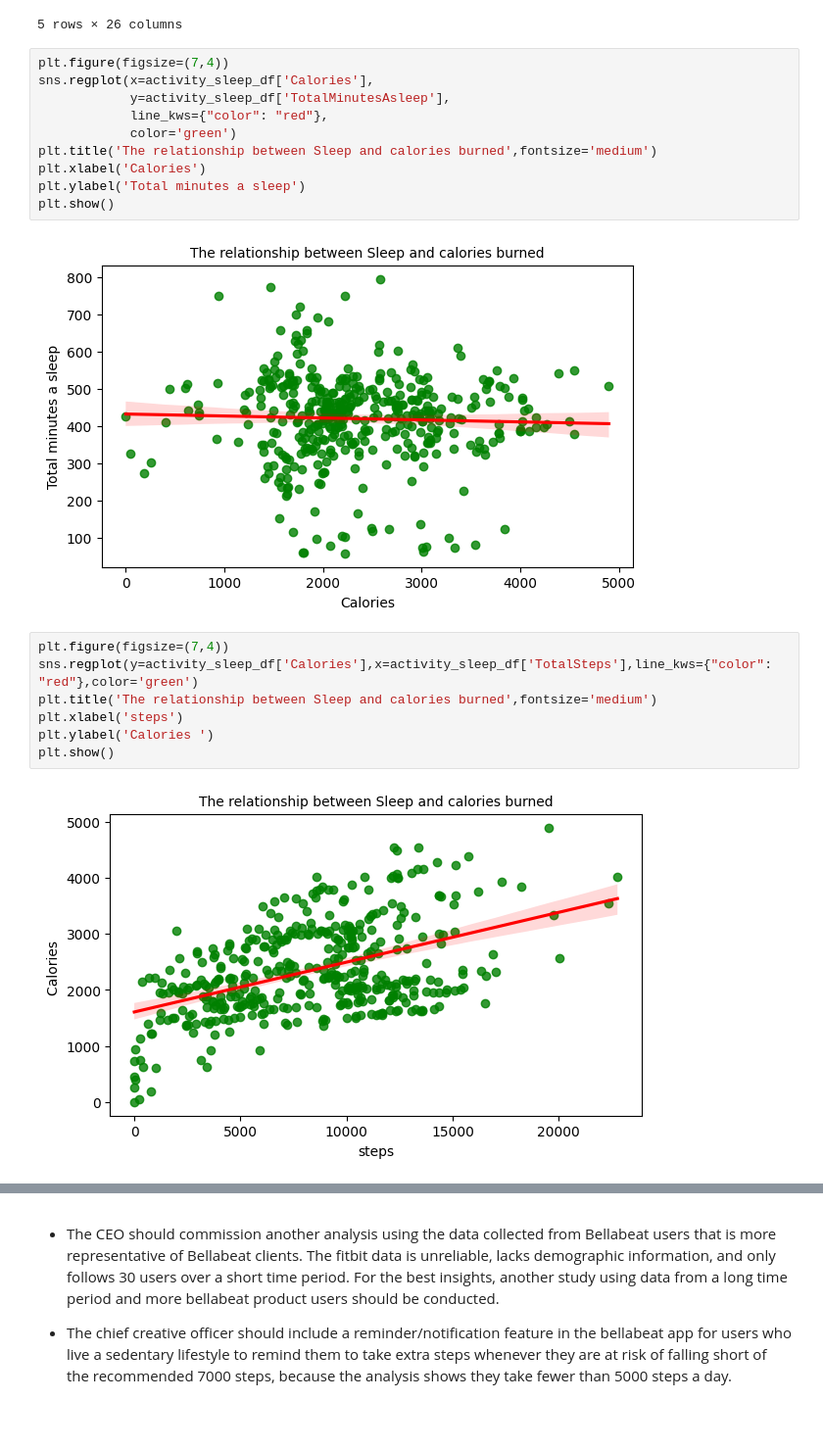
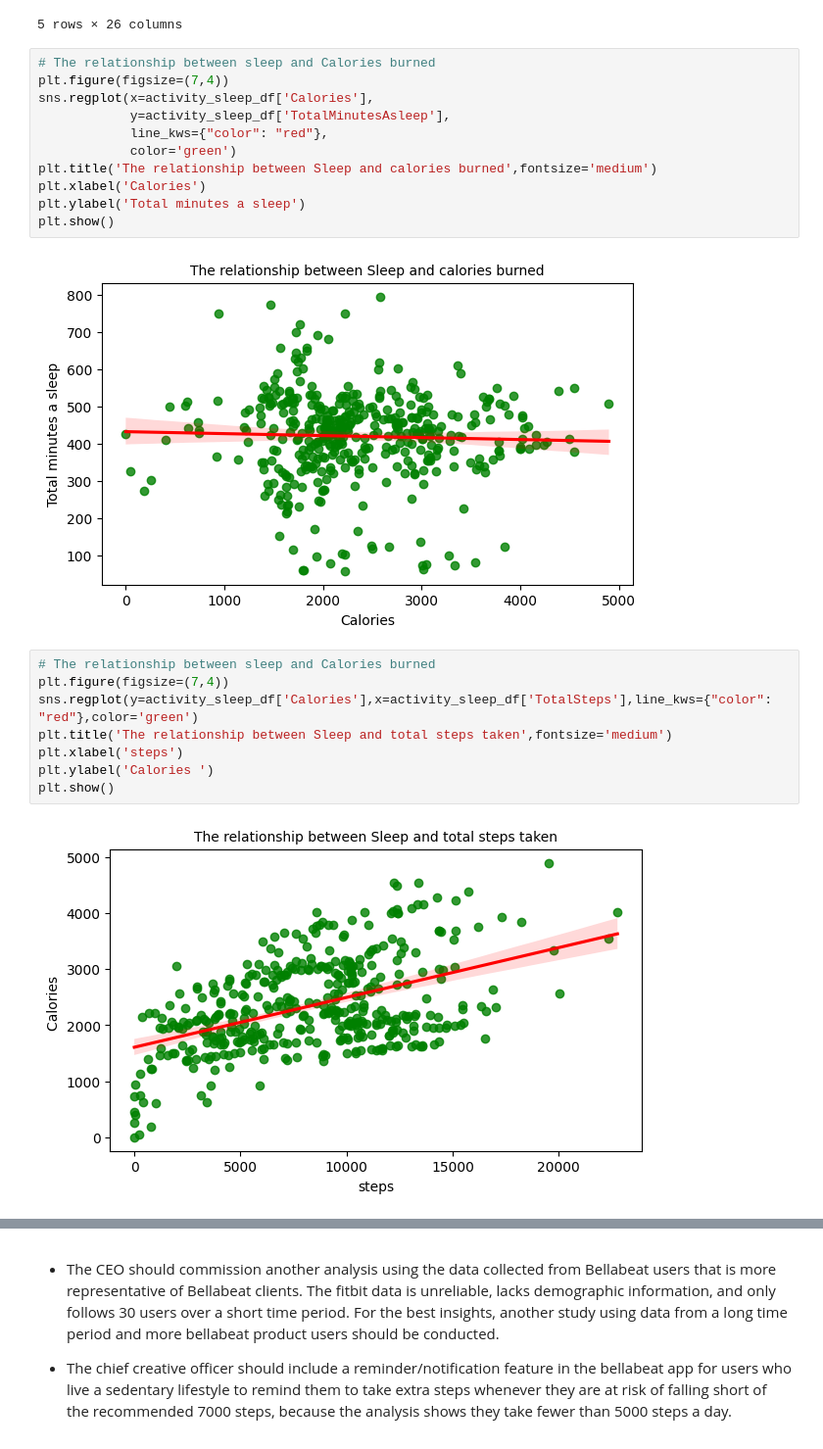
Before and after one commit to Nyakaana/Fit-Bit-Google-analytics-data-analysis-capstone-project-, a Jupyter notebook: Bellabeat_case_study_3.ipynb, the cells around one changed output, grey strips where cells are left out. Shown at 98% size. Cells and saved outputs as stored; diff of their text form.

```diff
--- a/Bellabeat_case_study_3.ipynb
+++ b/Bellabeat_case_study_3.ipynb
@@ -622,6 +598,7 @@ activity_sleep_df.head()
 | 4 | 1503960366 | 4/17/2016 | 9705 | 6.48 | 6.48 | 0.0 | ... |
 5 rows × 26 columns
 # %%
+# The relationship between sleep and Calories burned
 plt.figure(figsize=(7,4))
 sns.regplot(x=activity_sleep_df['Calories'],
             y=activity_sleep_df['TotalMinutesAsleep'],
@@ -634,12 +611,13 @@ plt.show()
 # %% [output]
 [figure]
 # %%
+# The relationship between sleep and Calories burned
 plt.figure(figsize=(7,4))
 sns.regplot(y=activity_sleep_df['Calories'],x=activity_sleep_df['TotalSteps'],line_kws={"color": "red"},color='green')
-plt.title('The relationship between Sleep and calories burned',fontsize='medium')
+plt.title('The relationship between Sleep and total steps taken',fontsize='medium')
 plt.xlabel('steps')
 plt.ylabel('Calories ')
 plt.show()
 # %% [output]
-[figure, old version]
+[figure, new version]
 # %% [markdown]
```
Also changed, not shown: parts of 104 cells of this notebook.
